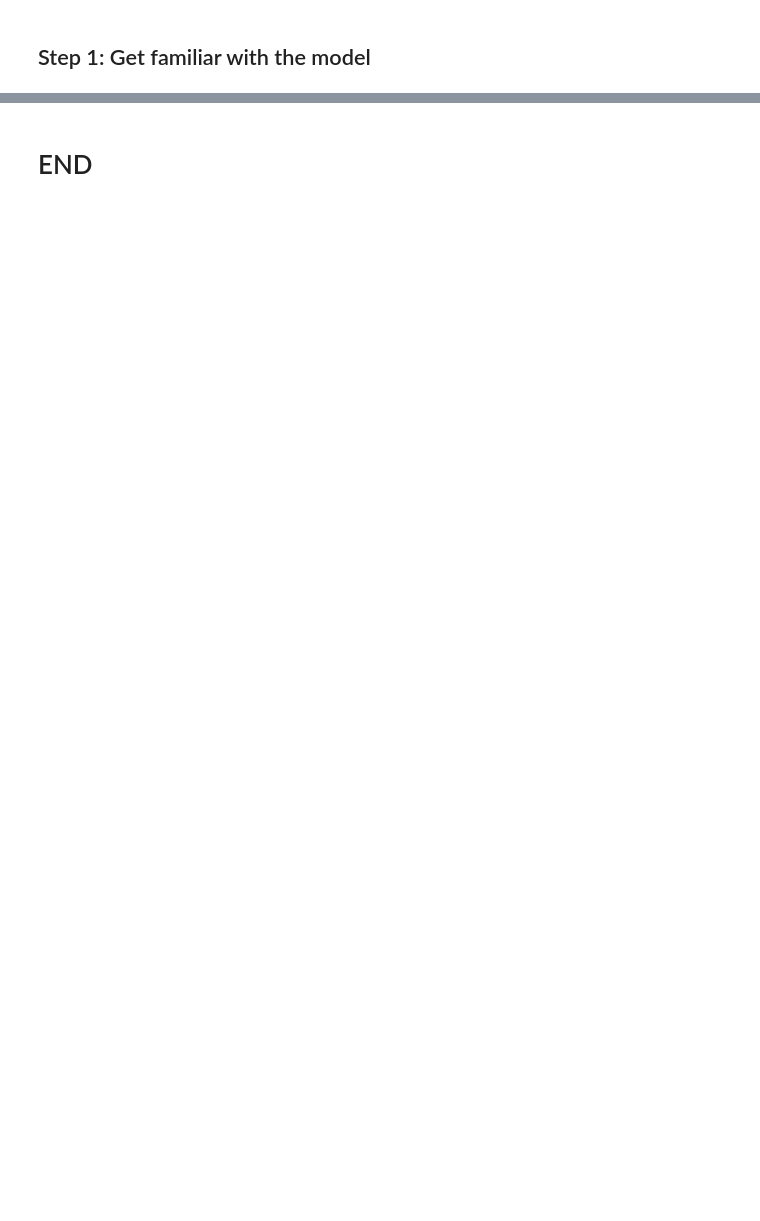
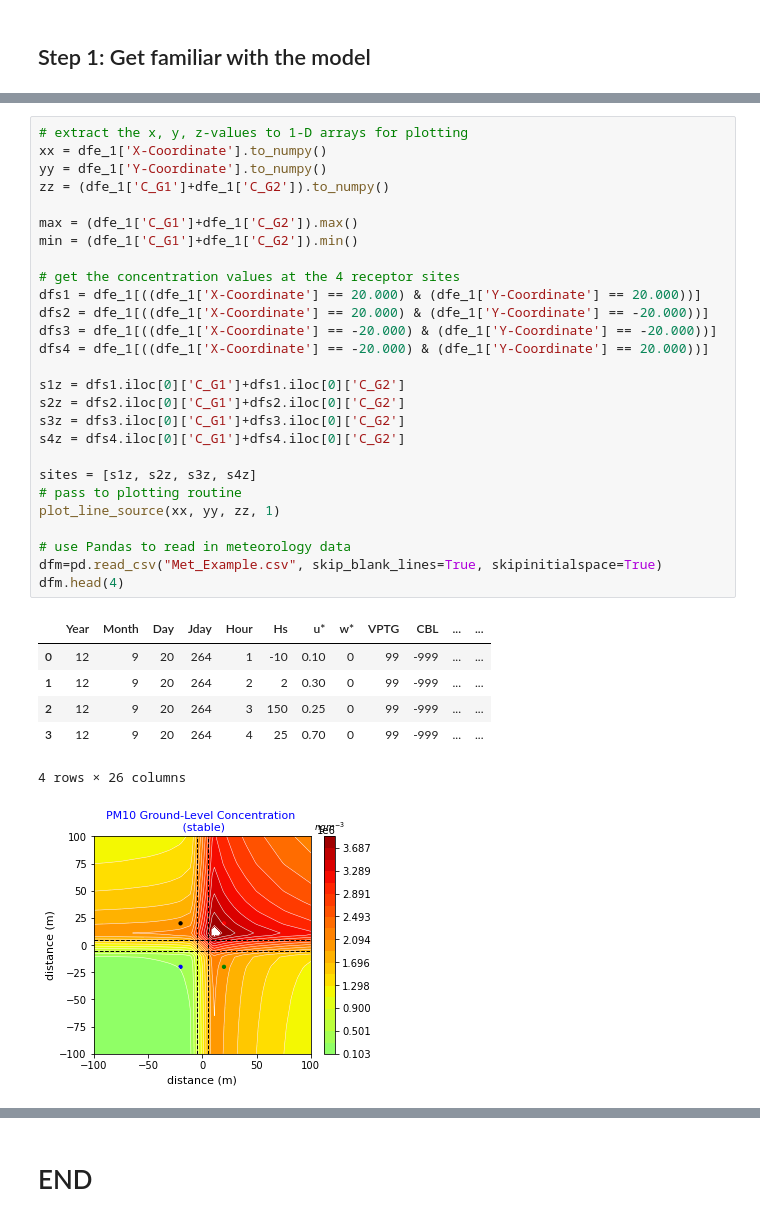
Before and after one commit to edinumet/rline, a Jupyter notebook: rline_intro.ipynb, the cells around one changed output, grey strips where cells are left out. Drawn from its saved outputs; the diff is of its cells as text; blank space fills up the shorter version.

```diff
--- a/rline_intro.ipynb
+++ b/rline_intro.ipynb
@@ -273,0 +177,35 @@ plot_met_data(dfm_1, sites)
+# %%
+# extract the x, y, z-values to 1-D arrays for plotting
+xx = dfe_1['X-Coordinate'].to_numpy()
+yy = dfe_1['Y-Coordinate'].to_numpy()
+zz = (dfe_1['C_G1']+dfe_1['C_G2']).to_numpy()
+
+max = (dfe_1['C_G1']+dfe_1['C_G2']).max()
+min = (dfe_1['C_G1']+dfe_1['C_G2']).min()
+
+# get the concentration values at the 4 receptor sites
+dfs1 = dfe_1[((dfe_1['X-Coordinate'] == 20.000) & (dfe_1['Y-Coordinate'] == 20.000))]
+dfs2 = dfe_1[((dfe_1['X-Coordinate'] == 20.000) & (dfe_1['Y-Coordinate'] == -20.000))]
+dfs3 = dfe_1[((dfe_1['X-Coordinate'] == -20.000) & (dfe_1['Y-Coordinate'] == -20.000))]
+dfs4 = dfe_1[((dfe_1['X-Coordinate'] == -20.000) & (dfe_1['Y-Coordinate'] == 20.000))]
+
+s1z = dfs1.iloc[0]['C_G1']+dfs1.iloc[0]['C_G2']
+s2z = dfs2.iloc[0]['C_G1']+dfs2.iloc[0]['C_G2']
+s3z = dfs3.iloc[0]['C_G1']+dfs3.iloc[0]['C_G2']
+s4z = dfs4.iloc[0]['C_G1']+dfs4.iloc[0]['C_G2']
+
+sites = [s1z, s2z, s3z, s4z]
+# pass to plotting routine
+plot_line_source(xx, yy, zz, 1)
+
+# use Pandas to read in meteorology data
+dfm=pd.read_csv("Met_Example.csv", skip_blank_lines=True, skipinitialspace=True)
+dfm.head(4)
+# %% [output]
+|  | Year | Month | Day | Jday | Hour | Hs | u* | w* | VPTG | CBL | ... | ... |
+| 0 | 12 | 9 | 20 | 264 | 1 | -10 | 0.10 | 0 | 99 | -999 | ... | ... |
+| 1 | 12 | 9 | 20 | 264 | 2 | 2 | 0.30 | 0 | 99 | -999 | ... | ... |
+| 2 | 12 | 9 | 20 | 264 | 3 | 150 | 0.25 | 0 | 99 | -999 | ... | ... |
+| 3 | 12 | 9 | 20 | 264 | 4 | 25 | 0.70 | 0 | 99 | -999 | ... | ... |
+4 rows × 26 columns
+[figure, added]
```
Also changed, not shown: parts of 14 cells of this notebook, 3 other files.
